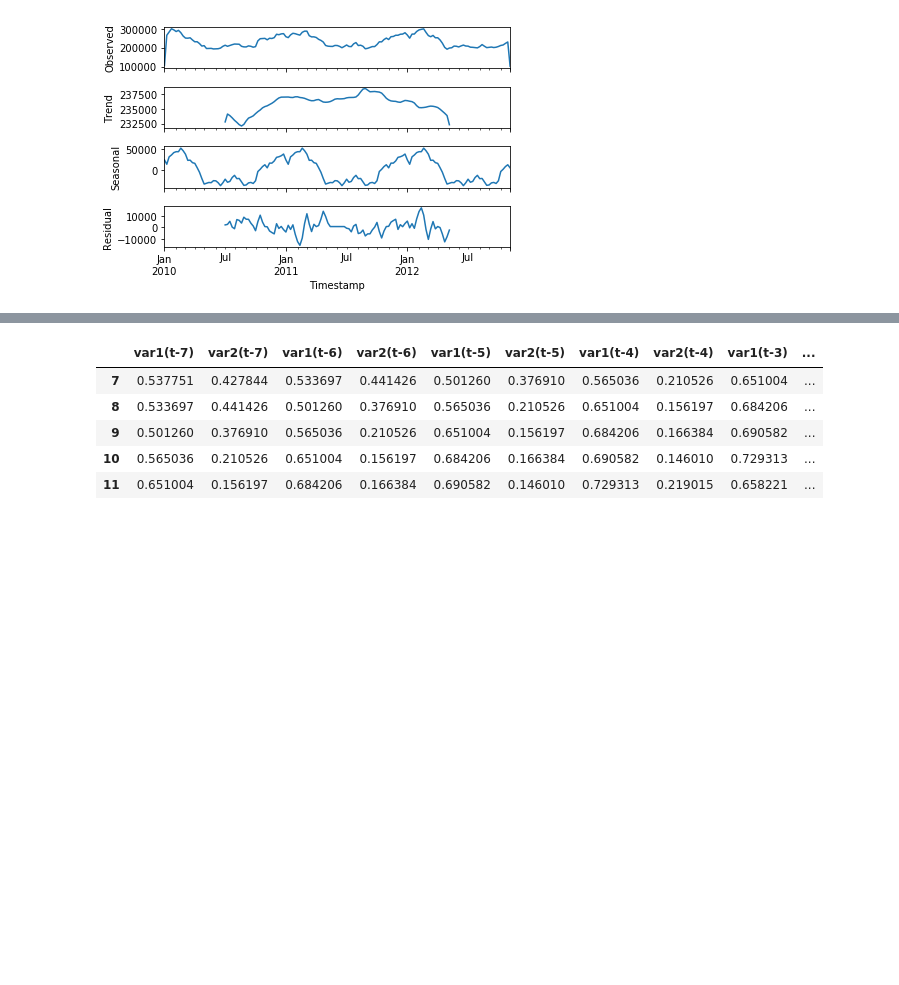
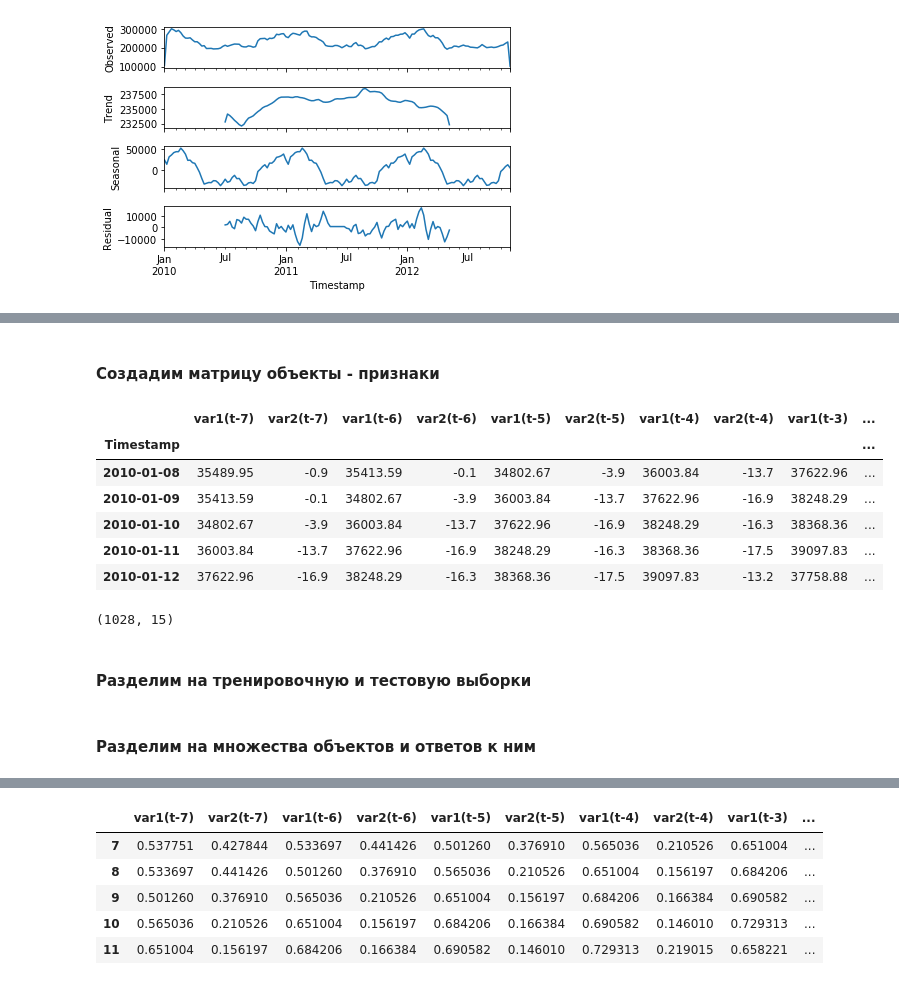
Before and after one commit to egdeliya/ml_mipt_2017, a Jupyter notebook: ml-mipt-part2/Contest_energy_cons/Nurgalieva_496_task3.ipynb, the cells around one changed output, grey strips where cells are left out. Saved outputs shown, nothing was run; the diff lists cells and outputs as text; code cells hidden in the pictures; blank space fills up the shorter version.

```diff
--- a/ml-mipt-part2/Contest_energy_cons/Nurgalieva_496_task3.ipynb
+++ b/ml-mipt-part2/Contest_energy_cons/Nurgalieva_496_task3.ipynb
@@ -173,0 +193,13 @@ cur_ts.tail()
+# %% [markdown]
+#### Создадим матрицу объекты - признаки
+# %%
+reframed = series_to_supervised(cur_ts, n_in=7, n_out=1)
+reframed.head()
+# %% [output]
+|  | var1(t-7) | var2(t-7) | var1(t-6) | var2(t-6) | var1(t-5) | var2(t-5) | var1(t-4) | var2(t-4) | var1(t-3) | ... |
+| Timestamp |  |  |  |  |  |  |  |  |  | ... |
+| 2010-01-08 | 35489.95 | -0.9 | 35413.59 | -0.1 | 34802.67 | -3.9 | 36003.84 | -13.7 | 37622.96 | ... |
+| 2010-01-09 | 35413.59 | -0.1 | 34802.67 | -3.9 | 36003.84 | -13.7 | 37622.96 | -16.9 | 38248.29 | ... |
+| 2010-01-10 | 34802.67 | -3.9 | 36003.84 | -13.7 | 37622.96 | -16.9 | 38248.29 | -16.3 | 38368.36 | ... |
+| 2010-01-11 | 36003.84 | -13.7 | 37622.96 | -16.9 | 38248.29 | -16.3 | 38368.36 | -17.5 | 39097.83 | ... |
+| 2010-01-12 | 37622.96 | -16.9 | 38248.29 | -16.3 | 38368.36 | -17.5 | 39097.83 | -13.2 | 37758.88 | ... |
@@ -173,0 +208,6 @@ cur_ts.tail()
+# %%
+reframed.shape
+# %% [output]
+(1028, 15)
+# %% [markdown]
+#### Разделим на тренировочную и тестовую выборки
@@ -173,0 +219,2 @@ cur_ts.tail()
+# %% [markdown]
+#### Разделим на множества объектов и ответов к ним
```
Also changed, not shown: parts of 126 cells of this notebook, 4 other files.
